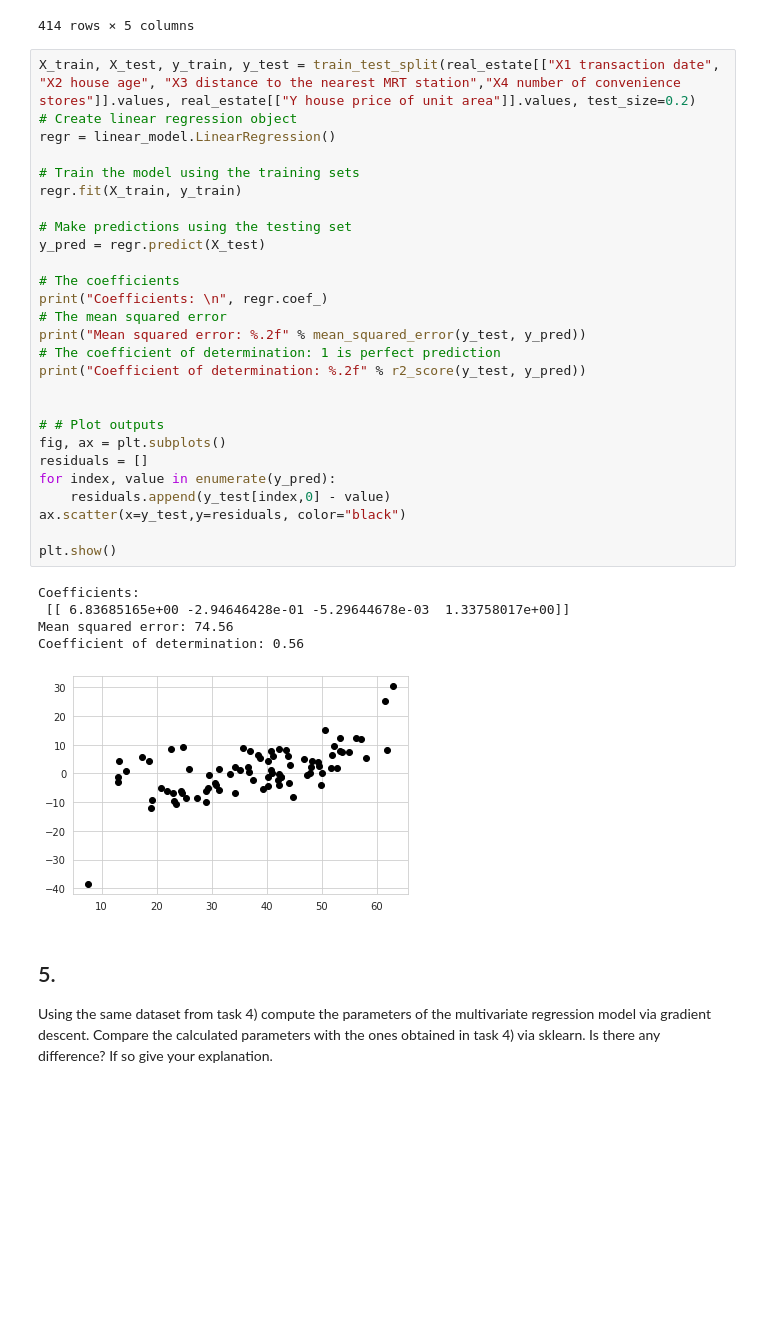
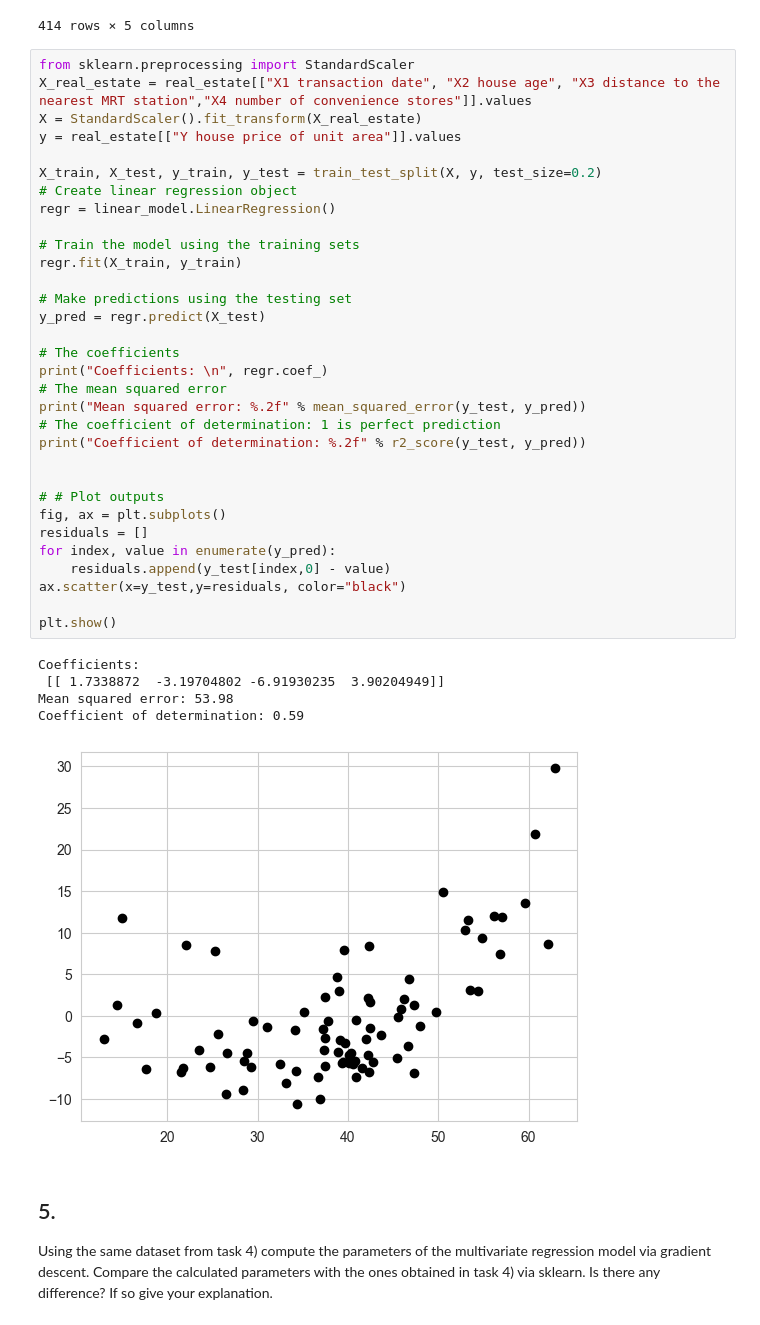
Before and after one commit to Nosyfire/Data_mining_and_machine_learning, a Jupyter notebook: Homework_4(Linear_regression)/Linear regression.ipynb, the cells around one changed output. Cells and saved outputs as stored; diff of their text form; blank space fills up the shorter version.

```diff
--- a/Homework_4(Linear_regression)/Linear regression.ipynb
+++ b/Homework_4(Linear_regression)/Linear regression.ipynb
@@ -351,38 +351,43 @@ real_estate
 | 413 | 2013.500 | 6.5 | 90.45606 | 9 | 63.9 |
 414 rows × 5 columns
 # %%
-X_train, X_test, y_train, y_test = train_test_split(real_estate[["X1 transaction date", "X2 house age", "X3 distance to the nearest MRT station","X4 number of convenience stores"]].values, real_estate[["Y house price of unit area"]].values, test_size=0.2)
+from sklearn.preprocessing import StandardScaler
+X_real_estate = real_estate[["X1 transaction date", "X2 house age", "X3 distance to the nearest MRT station","X4 number of convenience stores"]].values
+X = StandardScaler().fit_transform(X_real_estate)
+y = real_estate[["Y house price of unit area"]].values
+
+X_train, X_test, y_train, y_test = train_test_split(X, y, test_size=0.2)
 # Create linear regression object
 regr = linear_model.LinearRegression()
 
 # Train the model using the training sets
 regr.fit(X_train, y_train)
 
 # Make predictions using the testing set
 y_pred = regr.predict(X_test)
 
 # The coefficients
 print("Coefficients: \n", regr.coef_)
 # The mean squared error
 print("Mean squared error: %.2f" % mean_squared_error(y_test, y_pred))
 # The coefficient of determination: 1 is perfect prediction
 print("Coefficient of determination: %.2f" % r2_score(y_test, y_pred))
 
 
 # # Plot outputs
 fig, ax = plt.subplots()
 residuals = []
 for index, value in enumerate(y_pred):
     residuals.append(y_test[index,0] - value)
 ax.scatter(x=y_test,y=residuals, color="black")
 
 plt.show()
 # %% [output]
 Coefficients:
- [[ 6.83685165e+00 -2.94646428e-01 -5.29644678e-03  1.33758017e+00]]
-Mean squared error: 74.56
-Coefficient of determination: 0.56
+ [[ 1.7338872  -3.19704802 -6.91930235  3.90204949]]
+Mean squared error: 53.98
+Coefficient of determination: 0.59
-[figure, old version]
+[figure, new version]
 # %% [markdown]
 ## 5.
 
```
Also changed, not shown: parts of 22 cells of this notebook.
